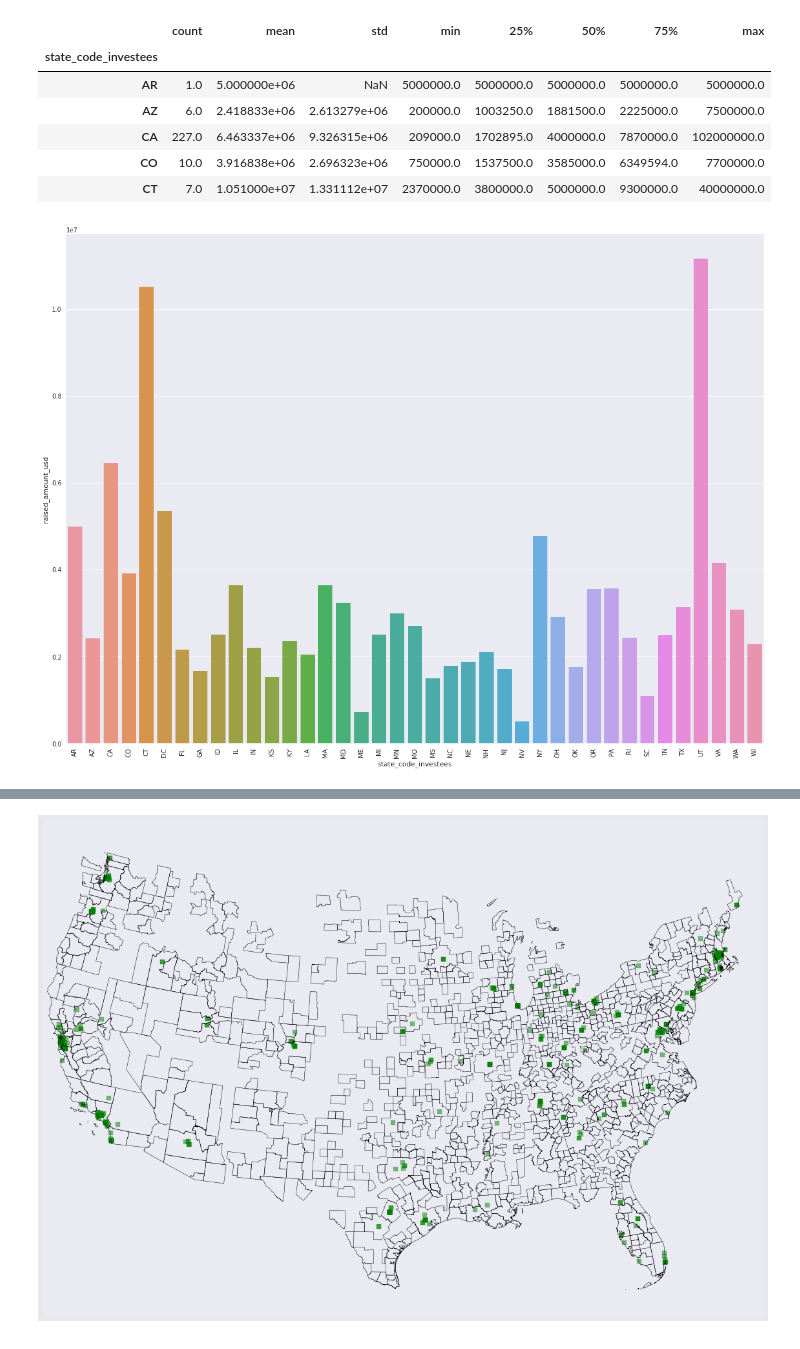
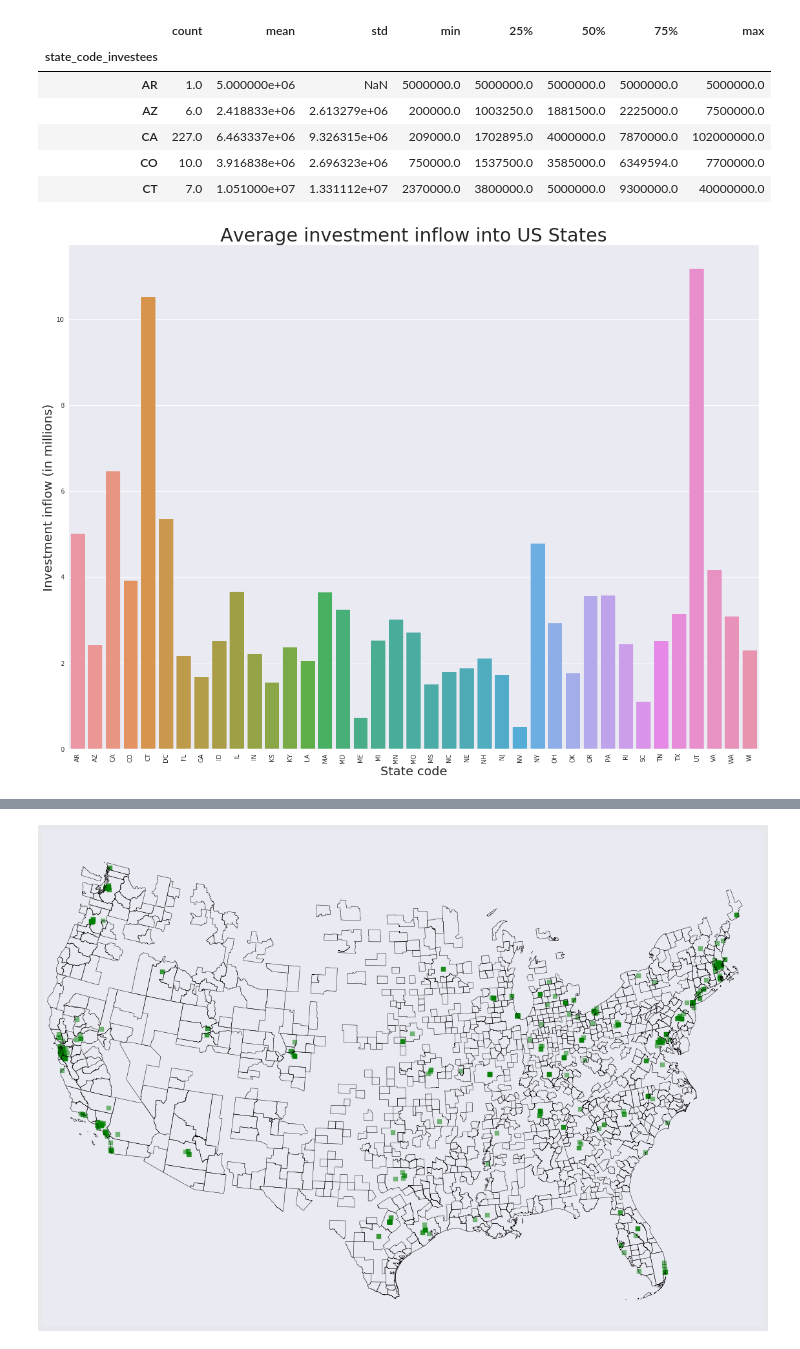
Before and after one commit to CIT-ee/MSA-Investment-Flow, a Jupyter notebook: notebooks/0.1-spider101-exploring-incoming-investments.ipynb, the cells around one changed output, grey strips where cells are left out. Cells and saved outputs as stored; diff of their text form; code cells hidden in the pictures.

```diff
--- a/notebooks/0.1-spider101-exploring-incoming-investments.ipynb
+++ b/notebooks/0.1-spider101-exploring-incoming-investments.ipynb
@@ -38,5 +38,5 @@ incoming_investments_df.head()
 | 3 | 7e66bb08-5d37-d5f7-c432-32c950893b9f | Cleveland | OH | 41.504730 | -81.690742 | ... |
 | 4 | fb77b550-5a58-a0be-eb32-80661325d5d7 | Cleveland | OH | 41.504730 | -81.690742 | ... |
 # %%
-# drop duplicate rows and rows with NaN values
-incoming_investments_df = incoming_investments_df.dropna().drop_duplicates()
+# drop rows with NaN values
+incoming_investments_df = incoming_investments_df.dropna()
@@ -43,3 +77,6 @@ incoming_investments_df = incoming_investments_df.dropna().drop_duplicates()
+# %%
+# drop duplicate rows
+incoming_investments_df = incoming_investments_df.drop_duplicates()
 # %% [markdown]
 ## Exploring by state
 # %%
@@ -54,15 +91,20 @@ incoming_investments_by_state.describe()['raised_amount_usd'].head()
 | CA | 227.0 | 6.463337e+06 | 9.326315e+06 | 209000.0 | 1702895.0 | 4000000.0 | 7870000.0 | 102000000.0 |
 | CO | 10.0 | 3.916838e+06 | 2.696323e+06 | 750000.0 | 1537500.0 | 3585000.0 | 6349594.0 | 7700000.0 |
 | CT | 7.0 | 1.051000e+07 | 1.331112e+07 | 2370000.0 | 3800000.0 | 5000000.0 | 9300000.0 | 40000000.0 |
+# %%
+incoming_investments_mean_by_state = incoming_investments_by_state.mean()
+incoming_investments_raised_value_mean = incoming_investments_mean_by_state['raised_amount_usd'] / 1000000
 # %%
-incoming_investments_mean_by_state = incoming_investments_by_state.mean()
 plt.subplots(figsize=(20,15))
-ax = sns.barplot(x=incoming_investments_mean_by_state.index, y=incoming_investments_mean_by_state['raised_amount_usd'],
+ax = sns.barplot(x=incoming_investments_mean_by_state.index, y=incoming_investments_raised_value_mean,
               data=incoming_investments_mean_by_state)
+ax.axes.set_title("Average investment inflow into US States",fontsize=30)
+ax.set_xlabel("State code",fontsize=20)
+ax.set_ylabel("Investment inflow (in millions)",fontsize=20)
 ax.set_xticklabels(ax.get_xticklabels(),rotation=90)
 print
 # %% [output]
-[figure, old version]
+[figure, new version]
 # %%
 incoming_investments_by_msa = incoming_investments_df.groupby('msa_name_investees')
 # %%
```
Also changed, not shown: parts of 11 cells of this notebook, 2 other files.
